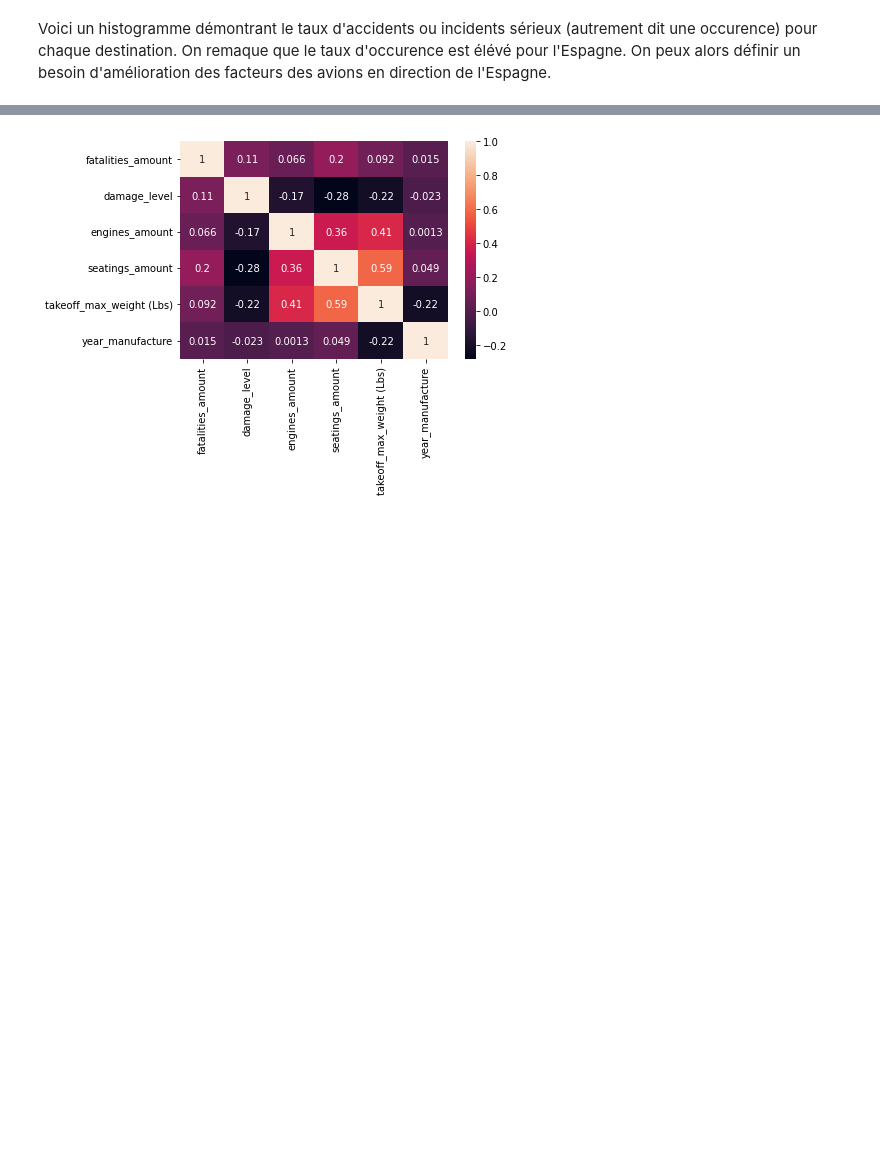
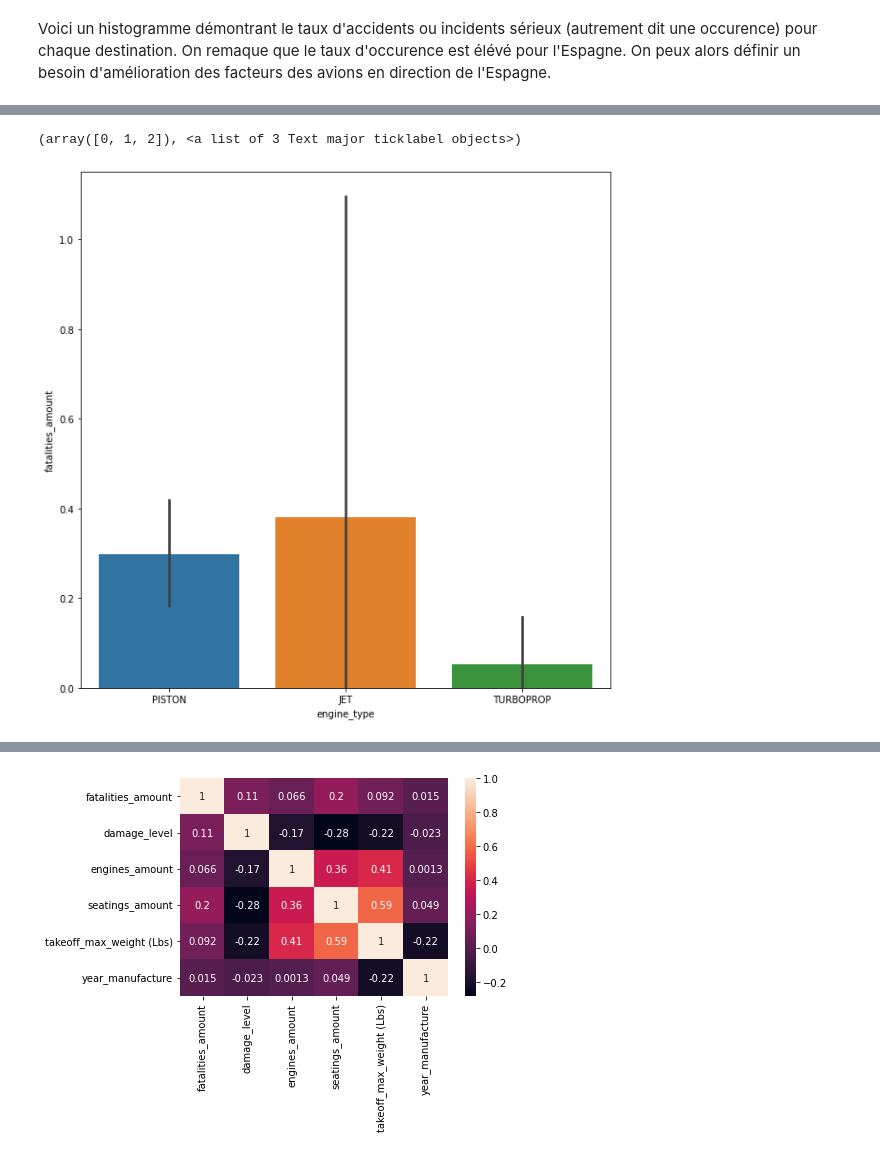
Before and after one commit to Ayoub-Moutaouakil/ProjetPythonDA, a Jupyter notebook: ProjetPythonDA.ipynb, the cells around one changed output, grey strips where cells are left out. Drawn from its saved outputs; the diff is of its cells as text; code cells hidden in the pictures; blank space fills up the shorter version.

```diff
--- a/ProjetPythonDA.ipynb
+++ b/ProjetPythonDA.ipynb
@@ -141,0 +145,7 @@ plt.xticks(rotation=90)
+# %%
+f, ax = plt.subplots(figsize = (10,10))
+seaborn.barplot(data=mergetable[mergetable['type of occurrence'] == 'ENGINE FAILURE DURING THE FLIGHT'], x='engine_type', y='fatalities_amount')
+plt.xticks(rotation=0)
+# %% [output]
+(array([0, 1, 2]), <a list of 3 Text major ticklabel objects>)
+[figure, added]
```
Also changed, not shown: parts of 6 cells of this notebook.
